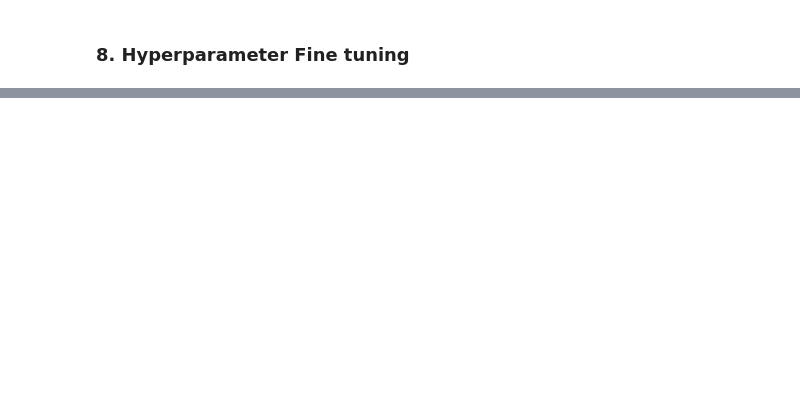
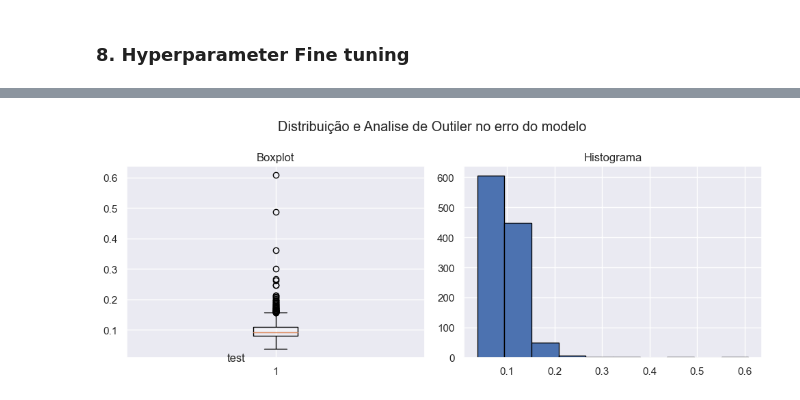
Before and after one commit to OliveiraMatheuss/Rossmann-Sales, a Jupyter notebook: p8_fineTuning.ipynb, the cells around one changed output, grey strips where cells are left out. Cells and saved outputs as stored; diff of their text form; code cells hidden in the pictures; blank space fills up the shorter version.

Commit message:
concluido etapa de tradução e interpretação do erro

```diff
--- a/p8_fineTuning.ipynb
+++ b/p8_fineTuning.ipynb
@@ -92,0 +86,8 @@ best_model.get_params()
+# %%
+# Model
+
+model_rf_tuned = RandomForestRegressor(criterion= 'poisson',
+                                        n_estimators=120,
+                                        verbose= 1,
+                                        n_jobs= 4
+                                        ).fit(X_train, y_train)
@@ -92,0 +98,8 @@ best_model.get_params()
+# %%
+# prediction
+yhat_rf_tuned = model_rf_tuned.predict(X_test)
+
+#performance
+
+rf_result_tuned = ml_error('Random Forest regression Tuned', np.expm1(y_test), np.expm1(yhat_rf_tuned))
+rf_result_tuned
@@ -92,0 +130,7 @@ best_model.get_params()
+# %%
+df9 = pd.read_csv('data/X_test.csv')
+
+#Rescale
+
+df9['sales'] = np.expm1(df9['sales'])
+df9['predictions'] = np.expm1(yhat_rf_tuned)
@@ -92,0 +213,20 @@ best_model.get_params()
+# %%
+import matplotlib.pyplot as plt
+
+fig, axes = plt.subplots(1, 2, figsize=(10, 4))
+
+#Titulo
+fig.suptitle('Distribuição e Analise de Outiler no erro do modelo')
+
+fig.text(s = 'test', y = 0.1, x = 0.2)
+# Boxplot
+axes[0].boxplot(df92['MAPE'])
+axes[0].set_title('Boxplot')
+# Histograma
+axes[1].hist(df92['MAPE'], bins=10, edgecolor='black')
+axes[1].set_title('Histograma')
+
+plt.tight_layout()
+plt.show()
+# %% [output]
+[figure, added]
```
Also changed, not shown: parts of 24 cells of this notebook.
